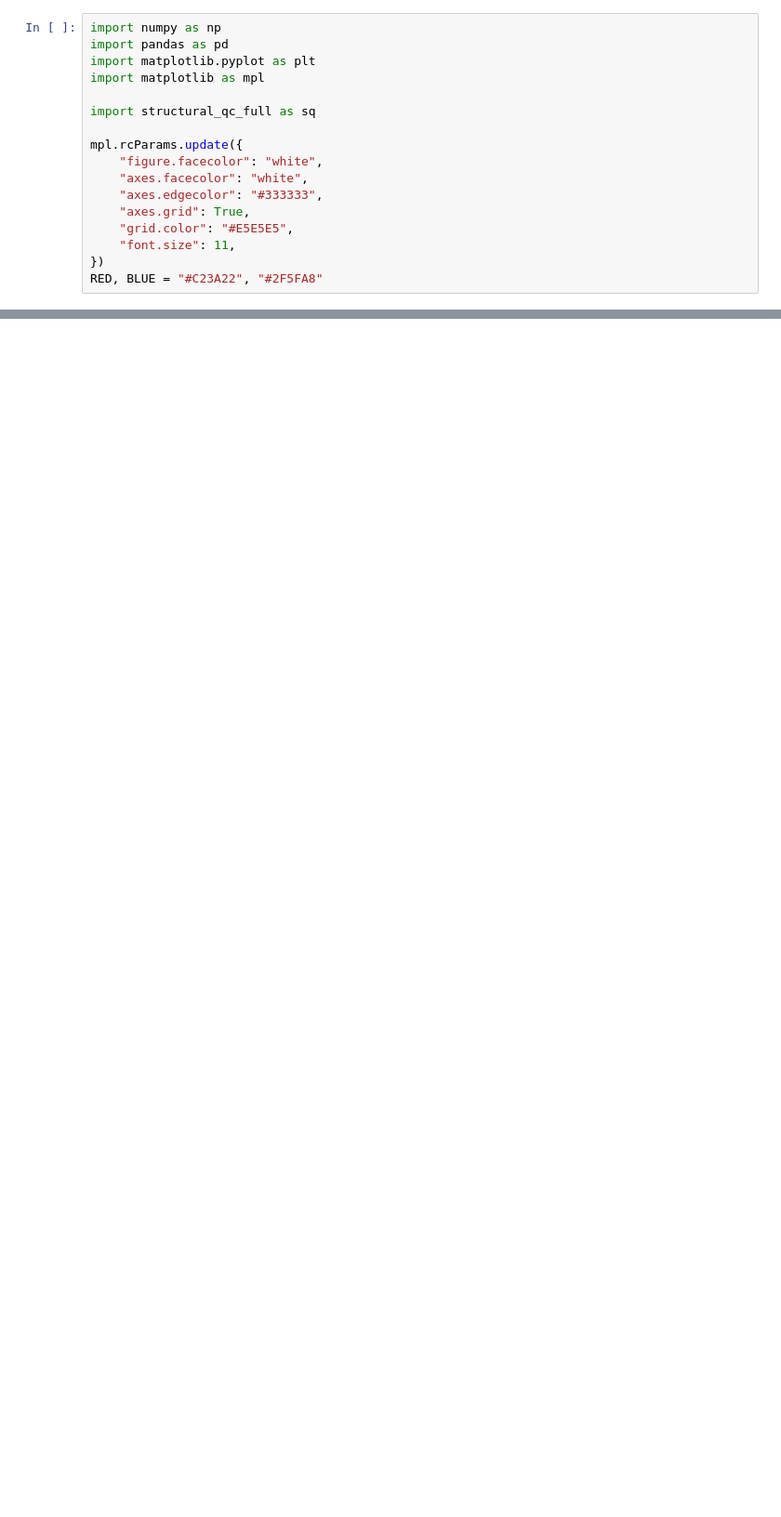
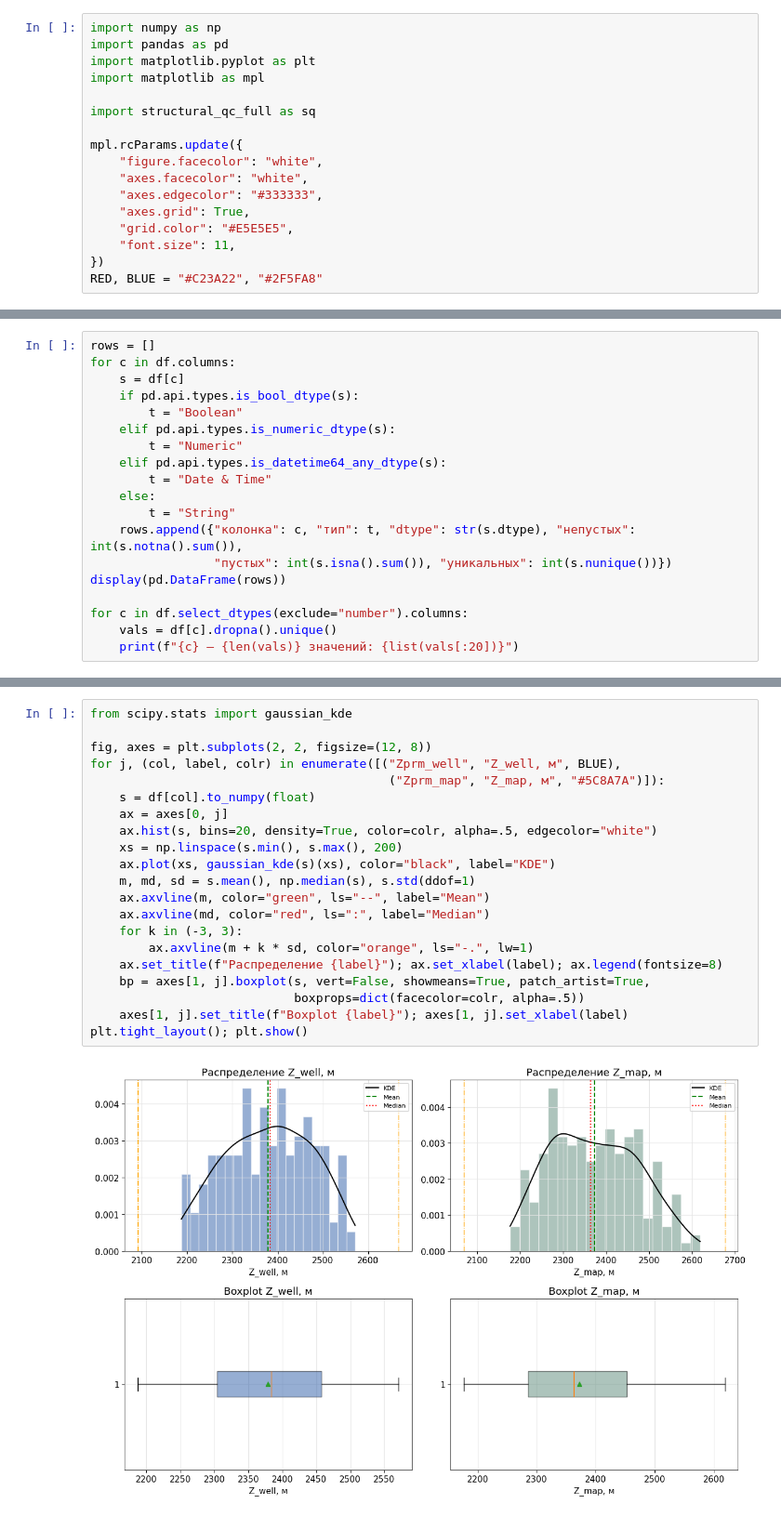
Before and after one commit to aspozd-DA-DS/Pet-projects, a Jupyter notebook: 04_Structural_QC/structural_qc_demo.ipynb, the cells around one changed output, grey strips where cells are left out. Shown at 93% size. Drawn from its saved outputs; the diff is of its cells as text; blank space fills up the shorter version.

```diff
--- a/04_Structural_QC/structural_qc_demo.ipynb
+++ b/04_Structural_QC/structural_qc_demo.ipynb
@@ -100,0 +448,19 @@ plt.show()
+# %%
+rows = []
+for c in df.columns:
+    s = df[c]
+    if pd.api.types.is_bool_dtype(s):
+        t = "Boolean"
+    elif pd.api.types.is_numeric_dtype(s):
+        t = "Numeric"
+    elif pd.api.types.is_datetime64_any_dtype(s):
+        t = "Date & Time"
+    else:
+        t = "String"
+    rows.append({"колонка": c, "тип": t, "dtype": str(s.dtype), "непустых": int(s.notna().sum()),
+                 "пустых": int(s.isna().sum()), "уникальных": int(s.nunique())})
+display(pd.DataFrame(rows))
+
+for c in df.select_dtypes(exclude="number").columns:
+    vals = df[c].dropna().unique()
+    print(f"{c} — {len(vals)} значений: {list(vals[:20])}")
@@ -100,0 +604,23 @@ plt.show()
+# %%
+from scipy.stats import gaussian_kde
+
+fig, axes = plt.subplots(2, 2, figsize=(12, 8))
+for j, (col, label, colr) in enumerate([("Zprm_well", "Z_well, м", BLUE),
+                                         ("Zprm_map", "Z_map, м", "#5C8A7A")]):
+    s = df[col].to_numpy(float)
+    ax = axes[0, j]
+    ax.hist(s, bins=20, density=True, color=colr, alpha=.5, edgecolor="white")
+    xs = np.linspace(s.min(), s.max(), 200)
+    ax.plot(xs, gaussian_kde(s)(xs), color="black", label="KDE")
+    m, md, sd = s.mean(), np.median(s), s.std(ddof=1)
+    ax.axvline(m, color="green", ls="--", label="Mean")
+    ax.axvline(md, color="red", ls=":", label="Median")
+    for k in (-3, 3):
+        ax.axvline(m + k * sd, color="orange", ls="-.", lw=1)
+    ax.set_title(f"Распределение {label}"); ax.set_xlabel(label); ax.legend(fontsize=8)
+    bp = axes[1, j].boxplot(s, vert=False, showmeans=True, patch_artist=True,
+                            boxprops=dict(facecolor=colr, alpha=.5))
+    axes[1, j].set_title(f"Boxplot {label}"); axes[1, j].set_xlabel(label)
+plt.tight_layout(); plt.show()
+# %% [output]
+[figure, added]
```
Also changed, not shown: parts of 108 cells of this notebook, 15 other files.
